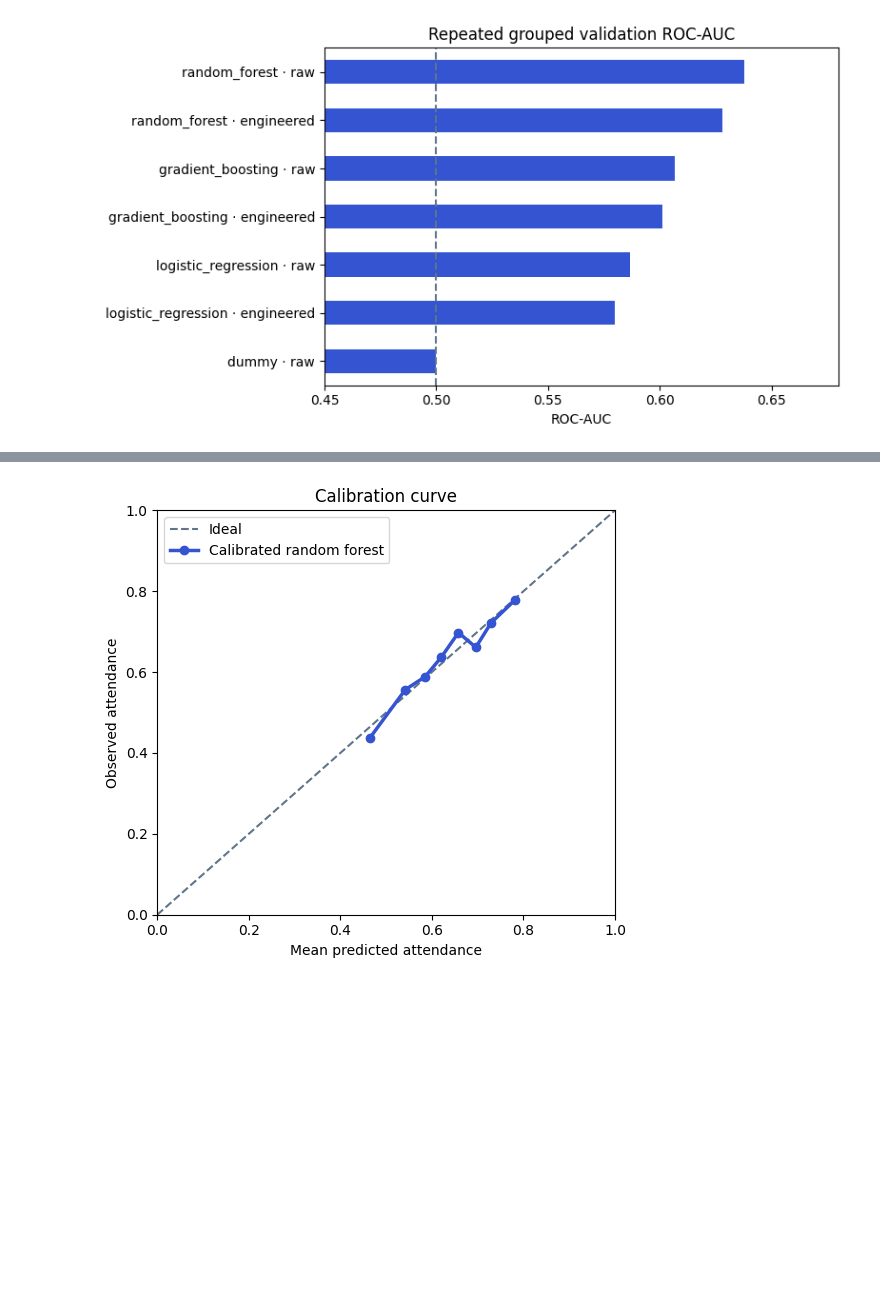
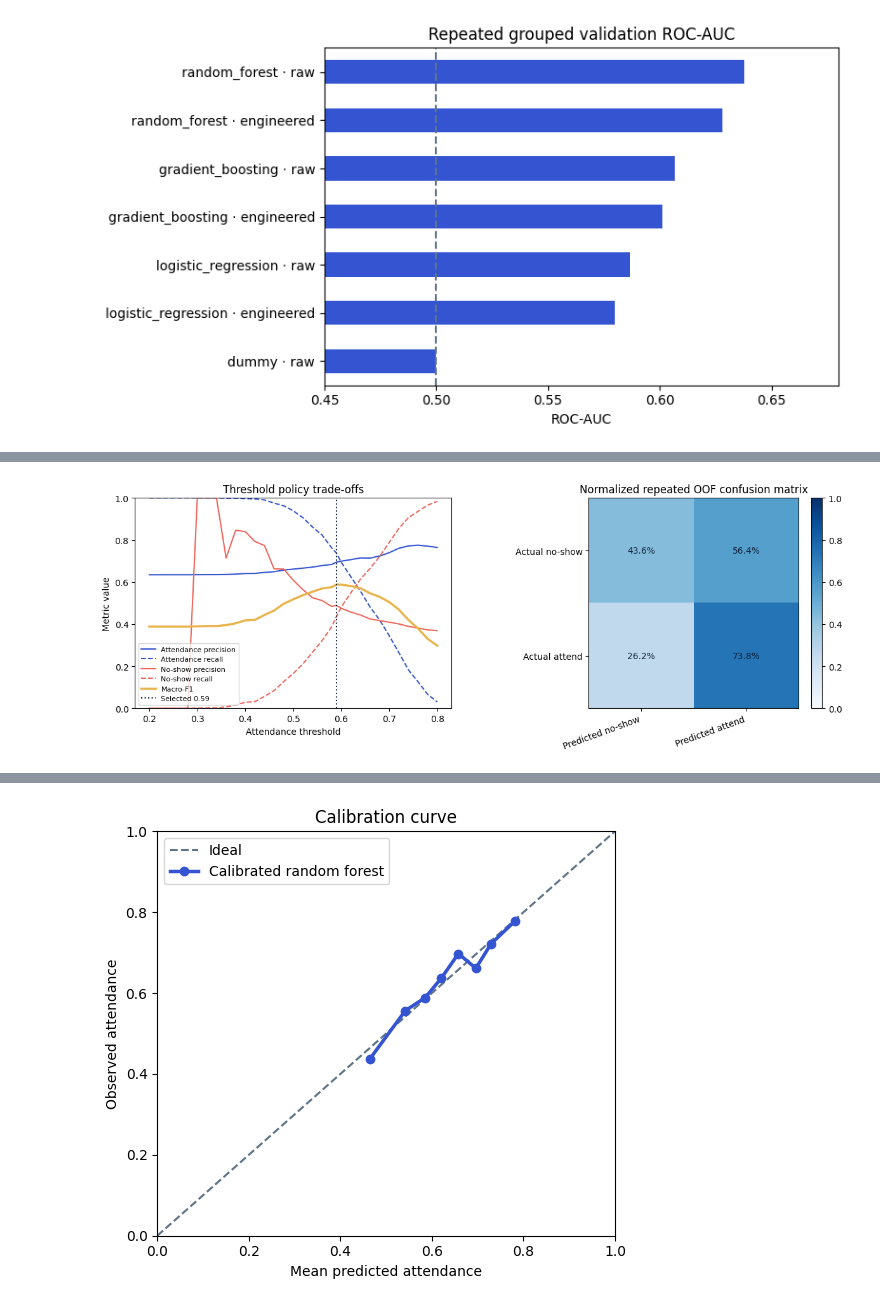
Before and after one commit to Abhichandani-Yash-Manish/turnout-lab, a Jupyter notebook: notebooks/01_data_audit_and_model_selection.ipynb, the cells around one changed output, grey strips where cells are left out. Cells and saved outputs as stored; diff of their text form; code cells hidden in the pictures; blank space fills up the shorter version.

Commit message:
feat: add decision diagnostics and batch planning

```diff
--- a/notebooks/01_data_audit_and_model_selection.ipynb
+++ b/notebooks/01_data_audit_and_model_selection.ipynb
@@ -33,6 +33,7 @@ from turnout_lab.data import feature_fingerprint, prepare_datasets
 prepared = prepare_datasets(TRAIN_PATH, TEST_PATH)
 metrics = json.loads(METRICS_PATH.read_text(encoding="utf-8"))
 quality = json.loads(QUALITY_REPORT_PATH.read_text(encoding="utf-8"))
+diagnostics = metrics["decision_diagnostics"]
 # %% [markdown]
 ## Data
 # %%
@@ -117,0 +123,31 @@ plt.show()
+# %%
+threshold_curve = pd.DataFrame(diagnostics["threshold_curve"])
+selected_threshold = diagnostics["selected_threshold"]
+
+fig, axes = plt.subplots(1, 2, figsize=(12, 4.5))
+axes[0].plot(threshold_curve["threshold"], threshold_curve["attendance_precision"], color="#3454D1", label="Attendance precision")
+axes[0].plot(threshold_curve["threshold"], threshold_curve["attendance_recall"], color="#3454D1", linestyle="--", label="Attendance recall")
+axes[0].plot(threshold_curve["threshold"], threshold_curve["no_show_precision"], color="#F0645A", label="No-show precision")
+axes[0].plot(threshold_curve["threshold"], threshold_curve["no_show_recall"], color="#F0645A", linestyle="--", label="No-show recall")
+axes[0].plot(threshold_curve["threshold"], threshold_curve["macro_f1"], color="#E8B44C", linewidth=2.5, label="Macro-F1")
+axes[0].axvline(selected_threshold, color="#10233B", linestyle=":", label=f"Selected {selected_threshold:.2f}")
+axes[0].set(xlabel="Attendance threshold", ylabel="Metric value", ylim=(0, 1), title="Threshold policy trade-offs")
+axes[0].legend(fontsize=8)
+
+confusion = pd.DataFrame(
+    diagnostics["normalized_confusion_matrix"],
+    index=["Actual no-show", "Actual attend"],
+    columns=["Predicted no-show", "Predicted attend"],
+)
+image = axes[1].imshow(confusion, cmap="Blues", vmin=0, vmax=1)
+for row in range(2):
+    for column in range(2):
+        axes[1].text(column, row, f"{confusion.iloc[row, column]:.1%}", ha="center", va="center", color="#10233B")
+axes[1].set_xticks(range(2), confusion.columns, rotation=20, ha="right")
+axes[1].set_yticks(range(2), confusion.index)
+axes[1].set_title("Normalized repeated OOF confusion matrix")
+fig.colorbar(image, ax=axes[1], fraction=0.046, pad=0.04)
+plt.tight_layout()
+plt.show()
+# %% [output]
+[figure, added]
```
Also changed, not shown: parts of 3 cells of this notebook, 19 other files.
